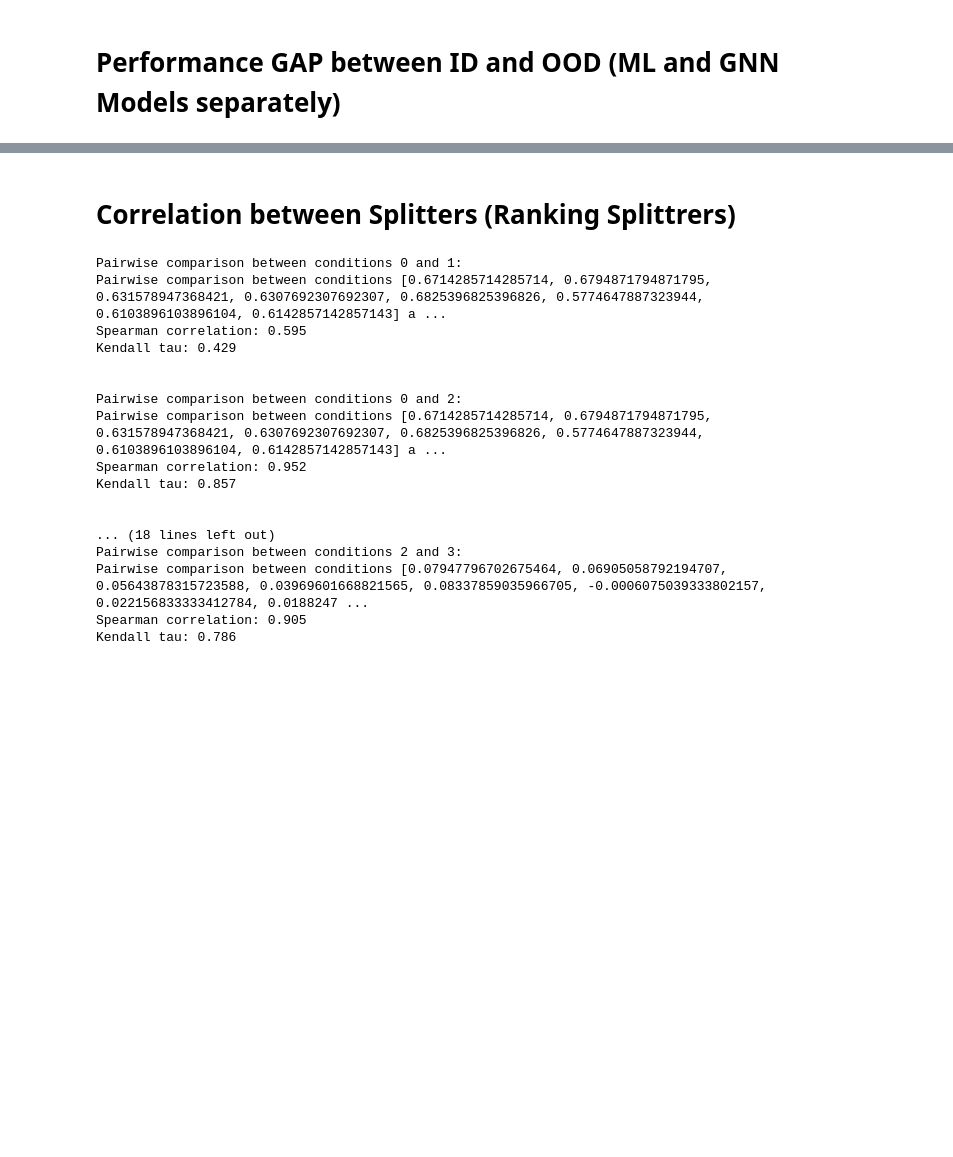
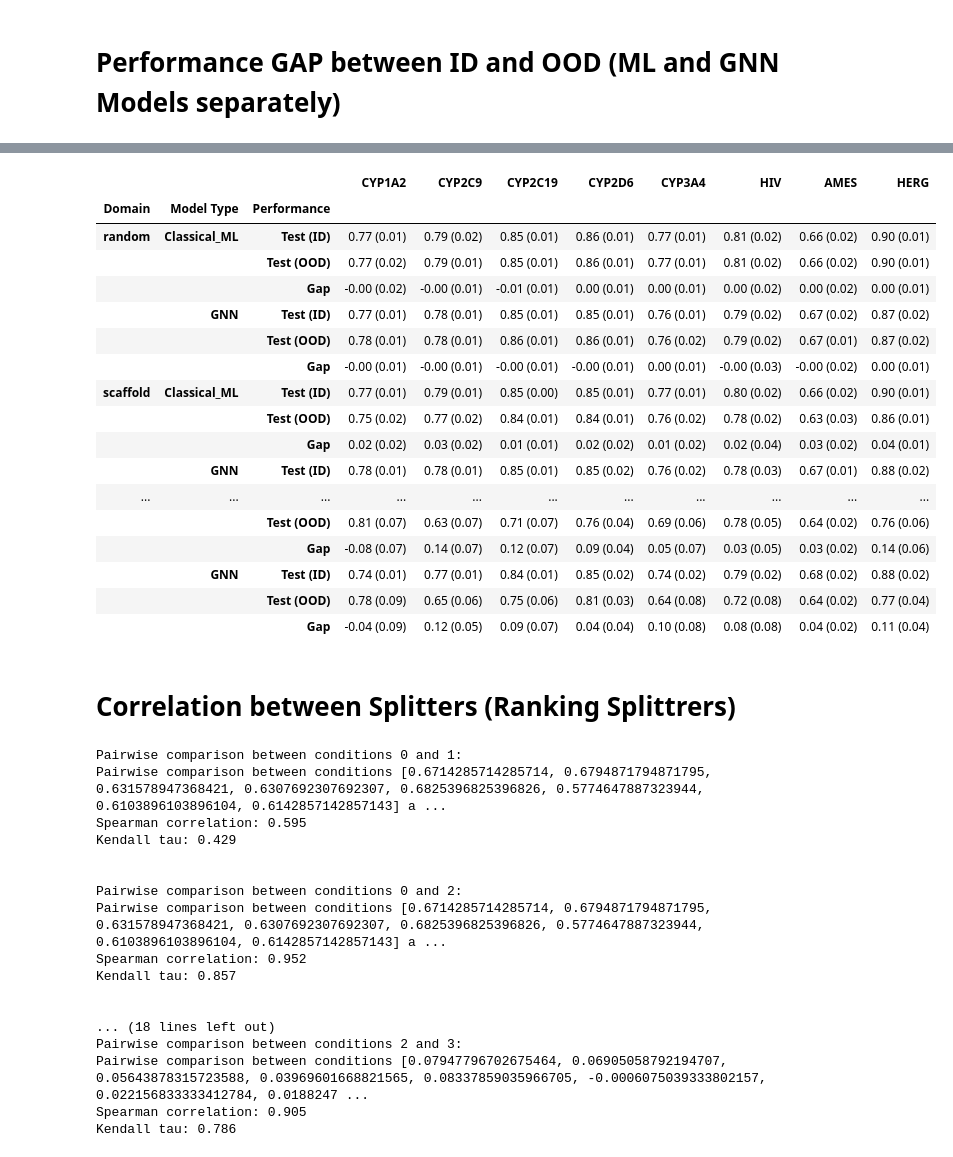
Before and after one commit to HFooladi/ALineMol, a Jupyter notebook: notebooks/tabels.ipynb, the cells around one changed output, grey strips where cells are left out. Saved outputs shown, nothing was run; the diff lists cells and outputs as text; code cells hidden in the pictures; blank space fills up the shorter version.

Commit message:
add more table and figures to table.ipynb and visualization.ipynb

```diff
--- a/notebooks/tabels.ipynb
+++ b/notebooks/tabels.ipynb
@@ -169,0 +59,18 @@ combined_df
+# %%
+metric = "roc_auc"
+mean_df_id = pd.DataFrame(index=SPLIT_TYPES, columns=DATASET_NAMES)
+std_df_id = pd.DataFrame(index=SPLIT_TYPES, columns=DATASET_NAMES)
+mean_df_ood = pd.DataFrame(index=SPLIT_TYPES, columns=DATASET_NAMES)
+std_df_ood = pd.DataFrame(index=SPLIT_TYPES, columns=DATASET_NAMES)
+diff_mean = pd.DataFrame(index=SPLIT_TYPES, columns=DATASET_NAMES)
+diff_std = pd.DataFrame(index=SPLIT_TYPES, columns=DATASET_NAMES)
+
+for dataset in DATASET_NAMES:
+    for splits in SPLIT_TYPES:
+        df = results[(results["dataset"] == dataset) & (results["split"] == splits)]
+        mean_df_id.loc[splits, dataset] = df[f"ID_test_{metric}"].mean()
+        std_df_id.loc[splits, dataset] = df[f"ID_test_{metric}"].std()
+        mean_df_ood.loc[splits, dataset] = df[f"OOD_test_{metric}"].mean()
+        std_df_ood.loc[splits, dataset] = df[f"OOD_test_{metric}"].std()
+        diff_mean.loc[splits, dataset] = (df[f"ID_test_{metric}"] - df[f"OOD_test_{metric}"]).mean()
+        diff_std.loc[splits, dataset] = (df[f"ID_test_{metric}"] - df[f"OOD_test_{metric}"]).std()
@@ -333,3 +157,57 @@ combined_df
+# %%
+mean_df_id_ML = mean_df_id_ML.map(lambda x: f"{x:.2f}" if isinstance(x, (int, float)) else x)
+std_df_id_ML = std_df_id_ML.map(lambda x: f"{x:.2f}" if isinstance(x, (int, float)) else x)
+df_id_ML = mean_df_id_ML + " (" + std_df_id_ML + ")"
+mean_df_ood_ML = mean_df_ood_ML.map(lambda x: f"{x:.2f}" if isinstance(x, (int, float)) else x)
+std_df_ood_ML = std_df_ood_ML.map(lambda x: f"{x:.2f}" if isinstance(x, (int, float)) else x)
+df_ood_ML = mean_df_ood_ML + " (" + std_df_ood_ML + ")"
+diff_mean_ML = diff_mean_ML.map(lambda x: f"{x:.2f}" if isinstance(x, (int, float)) else x)
+diff_std_ML = diff_std_ML.map(lambda x: f"{x:.2f}" if isinstance(x, (int, float)) else x)
+df_diff_ML = diff_mean_ML + " (" + diff_std_ML + ")"
+
+
+mean_df_id_GNN = mean_df_id_GNN.map(lambda x: f"{x:.2f}" if isinstance(x, (int, float)) else x)
+std_df_id_GNN = std_df_id_GNN.map(lambda x: f"{x:.2f}" if isinstance(x, (int, float)) else x)
+df_id_GNN = mean_df_id_GNN + " (" + std_df_id_GNN + ")"
+mean_df_ood_GNN = mean_df_ood_GNN.map(lambda x: f"{x:.2f}" if isinstance(x, (int, float)) else x)
+std_df_ood_GNN = std_df_ood_GNN.map(lambda x: f"{x:.2f}" if isinstance(x, (int, float)) else x)
+df_ood_GNN = mean_df_ood_GNN + " (" + std_df_ood_GNN + ")"
+diff_mean_GNN = diff_mean_GNN.map(lambda x: f"{x:.2f}" if isinstance(x, (int, float)) else x)
+diff_std_GNN = diff_std_GNN.map(lambda x: f"{x:.2f}" if isinstance(x, (int, float)) else x)
+df_diff_GNN = diff_mean_GNN + " (" + diff_std_GNN + ")"
+
+combined_df_ml = pd.concat([df_id_ML, df_ood_ML, df_diff_ML], keys=['Test (ID)', 'Test (OOD)', 'Gap']).swaplevel(0, 1).sort_index()
+combined_df_gnn = pd.concat([df_id_GNN, df_ood_GNN, df_diff_GNN], keys=['Test (ID)', 'Test (OOD)', 'Gap']).swaplevel(0, 1).sort_index()
+
+combined_df = pd.concat([combined_df_ml, combined_df_gnn], keys=['Classical_ML', 'GNN']).swaplevel(0, 1).sort_index()
+# Define custom orders for each level
+split_order = SPLIT_TYPES  # custom order for splits
+model_order = ["Classical_ML", "GNN"]  # custom order for models
+performance_order = ["Test (ID)", "Test (OOD)", "Gap"]  # custom order
+
+idx = pd.MultiIndex.from_product([split_order, model_order, performance_order], names=['Domain', 'Model Type', 'Performance'])
+
+combined_df = combined_df.reindex(idx)
+combined_df
+# %% [output]
+|  |  |  | CYP1A2 | CYP2C9 | CYP2C19 | CYP2D6 | CYP3A4 | HIV | AMES | HERG |
+| Domain | Model Type | Performance |  |  |  |  |  |  |  |  |
+| random | Classical_ML | Test (ID) | 0.77 (0.01) | 0.79 (0.02) | 0.85 (0.01) | 0.86 (0.01) | 0.77 (0.01) | 0.81 (0.02) | 0.66 (0.02) | 0.90 (0.01) |
+|  |  | Test (OOD) | 0.77 (0.02) | 0.79 (0.01) | 0.85 (0.01) | 0.86 (0.01) | 0.77 (0.01) | 0.81 (0.02) | 0.66 (0.02) | 0.90 (0.01) |
+|  |  | Gap | -0.00 (0.02) | -0.00 (0.01) | -0.01 (0.01) | 0.00 (0.01) | 0.00 (0.01) | 0.00 (0.02) | 0.00 (0.02) | 0.00 (0.01) |
+|  | GNN | Test (ID) | 0.77 (0.01) | 0.78 (0.01) | 0.85 (0.01) | 0.85 (0.01) | 0.76 (0.01) | 0.79 (0.02) | 0.67 (0.02) | 0.87 (0.02) |
+|  |  | Test (OOD) | 0.78 (0.01) | 0.78 (0.01) | 0.86 (0.01) | 0.86 (0.01) | 0.76 (0.02) | 0.79 (0.02) | 0.67 (0.01) | 0.87 (0.02) |
+|  |  | Gap | -0.00 (0.01) | -0.00 (0.01) | -0.00 (0.01) | -0.00 (0.01) | 0.00 (0.01) | -0.00 (0.03) | -0.00 (0.02) | 0.00 (0.01) |
+| scaffold | Classical_ML | Test (ID) | 0.77 (0.01) | 0.79 (0.01) | 0.85 (0.00) | 0.85 (0.01) | 0.77 (0.01) | 0.80 (0.02) | 0.66 (0.02) | 0.90 (0.01) |
+|  |  | Test (OOD) | 0.75 (0.02) | 0.77 (0.02) | 0.84 (0.01) | 0.84 (0.01) | 0.76 (0.02) | 0.78 (0.02) | 0.63 (0.03) | 0.86 (0.01) |
+|  |  | Gap | 0.02 (0.02) | 0.03 (0.02) | 0.01 (0.01) | 0.02 (0.02) | 0.01 (0.02) | 0.02 (0.04) | 0.03 (0.02) | 0.04 (0.01) |
+|  | GNN | Test (ID) | 0.78 (0.01) | 0.78 (0.01) | 0.85 (0.01) | 0.85 (0.02) | 0.76 (0.02) | 0.78 (0.03) | 0.67 (0.01) | 0.88 (0.02) |
+| ... | ... | ... | ... | ... | ... | ... | ... | ... | ... | ... |
+|  |  | Test (OOD) | 0.81 (0.07) | 0.63 (0.07) | 0.71 (0.07) | 0.76 (0.04) | 0.69 (0.06) | 0.78 (0.05) | 0.64 (0.02) | 0.76 (0.06) |
+|  |  | Gap | -0.08 (0.07) | 0.14 (0.07) | 0.12 (0.07) | 0.09 (0.04) | 0.05 (0.07) | 0.03 (0.05) | 0.03 (0.02) | 0.14 (0.06) |
+|  | GNN | Test (ID) | 0.74 (0.01) | 0.77 (0.01) | 0.84 (0.01) | 0.85 (0.02) | 0.74 (0.02) | 0.79 (0.02) | 0.68 (0.02) | 0.88 (0.02) |
+|  |  | Test (OOD) | 0.78 (0.09) | 0.65 (0.06) | 0.75 (0.06) | 0.81 (0.03) | 0.64 (0.08) | 0.72 (0.08) | 0.64 (0.02) | 0.77 (0.04) |
+|  |  | Gap | -0.04 (0.09) | 0.12 (0.05) | 0.09 (0.07) | 0.04 (0.04) | 0.10 (0.08) | 0.08 (0.08) | 0.04 (0.02) | 0.11 (0.04) |
 # %%
 latex_table = combined_df.to_latex(escape=False, index=True, float_format="{:.2f}".format, buf="assets/ML_GNN_comparison.tex")
 # %% [markdown]
```
Also changed, not shown: parts of 9 cells of this notebook, 1 other file.
